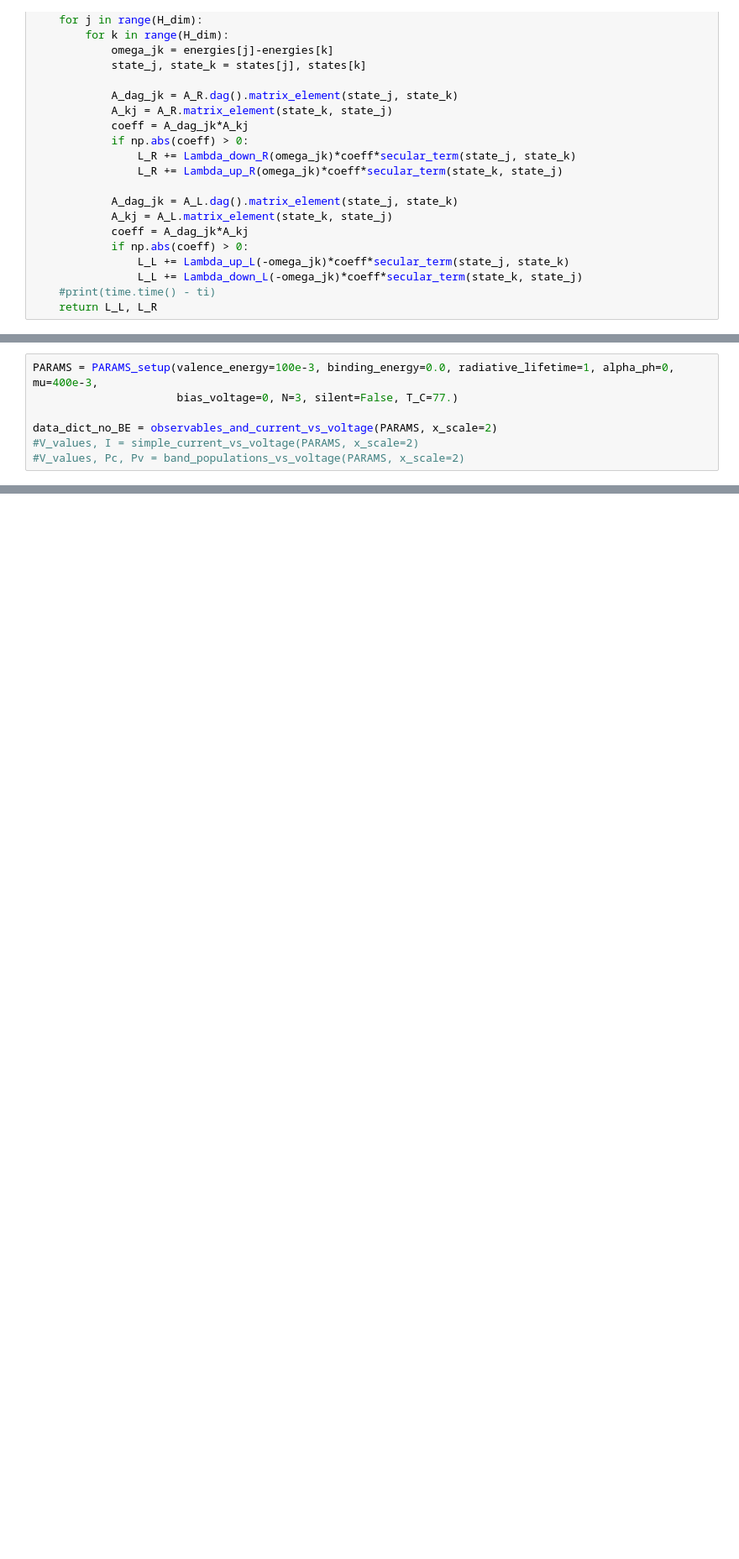
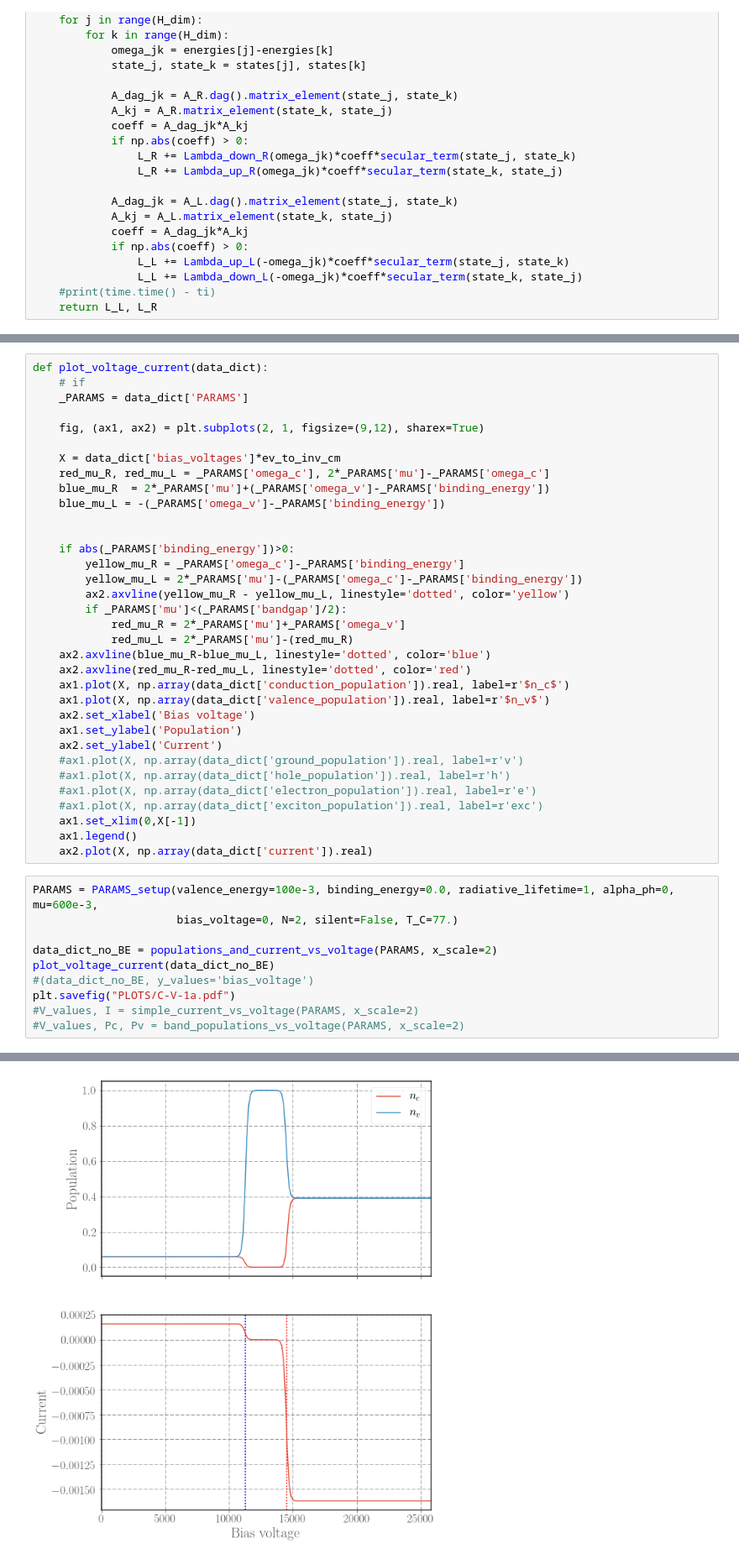
Before and after one commit to HenryMaguire/TLS-photocell-code, a Jupyter notebook: CS_photocurrent_dev.ipynb, the cells around one changed output, grey strips where cells are left out. Shown: that part at 84% size. Cells and saved outputs as stored; diff of their text form; blank space fills up the shorter version.

```diff
--- a/CS_photocurrent_dev.ipynb
+++ b/CS_photocurrent_dev.ipynb
@@ -374,10 +384,48 @@ def plot_diagrams(data_dict, y_values='bias_voltage', xlim_lower=None, xlim_high
     ax1.legend()
     ax2.plot(X, np.array(data_dict['current']).real)
     ax1.set_xlim(xlim_lower, xlim_higher)
+# %%
+def plot_voltage_current(data_dict):
+    # if
+    _PARAMS = data_dict['PARAMS']
+
+    fig, (ax1, ax2) = plt.subplots(2, 1, figsize=(9,12), sharex=True)
+
+    X = data_dict['bias_voltages']*ev_to_inv_cm
+    red_mu_R, red_mu_L = _PARAMS['omega_c'], 2*_PARAMS['mu']-_PARAMS['omega_c']
+    blue_mu_R  = 2*_PARAMS['mu']+(_PARAMS['omega_v']-_PARAMS['binding_energy'])
+    blue_mu_L = -(_PARAMS['omega_v']-_PARAMS['binding_energy'])
+
+
+    if abs(_PARAMS['binding_energy'])>0:
+        yellow_mu_R = _PARAMS['omega_c']-_PARAMS['binding_energy']
+        yellow_mu_L = 2*_PARAMS['mu']-(_PARAMS['omega_c']-_PARAMS['binding_energy'])
+        ax2.axvline(yellow_mu_R - yellow_mu_L, linestyle='dotted', color='yellow')
+        if _PARAMS['mu']<(_PARAMS['bandgap']/2):
+            red_mu_R = 2*_PARAMS['mu']+_PARAMS['omega_v']
+            red_mu_L = 2*_PARAMS['mu']-(red_mu_R)
+    ax2.axvline(blue_mu_R-blue_mu_L, linestyle='dotted', color='blue')
+    ax2.axvline(red_mu_R-red_mu_L, linestyle='dotted', color='red')
+    ax1.plot(X, np.array(data_dict['conduction_population']).real, label=r'$n_c$')
+    ax1.plot(X, np.array(data_dict['valence_population']).real, label=r'$n_v$')
+    ax2.set_xlabel('Bias voltage')
+    ax1.set_ylabel('Population')
+    ax2.set_ylabel('Current')
+    #ax1.plot(X, np.array(data_dict['ground_population']).real, label=r'v')
+    #ax1.plot(X, np.array(data_dict['hole_population']).real, label=r'h')
+    #ax1.plot(X, np.array(data_dict['electron_population']).real, label=r'e')
+    #ax1.plot(X, np.array(data_dict['exciton_population']).real, label=r'exc')
+    ax1.set_xlim(0,X[-1])
+    ax1.legend()
+    ax2.plot(X, np.array(data_dict['current']).real)
 # %%
-PARAMS = PARAMS_setup(valence_energy=100e-3, binding_energy=0.0, radiative_lifetime=1, alpha_ph=0, mu=400e-3,
-                      bias_voltage=0, N=3, silent=False, T_C=77.)
+PARAMS = PARAMS_setup(valence_energy=100e-3, binding_energy=0.0, radiative_lifetime=1, alpha_ph=0, mu=600e-3,
+                      bias_voltage=0, N=2, silent=False, T_C=77.)
 
-data_dict_no_BE = observables_and_current_vs_voltage(PARAMS, x_scale=2)
+data_dict_no_BE = populations_and_current_vs_voltage(PARAMS, x_scale=2)
+plot_voltage_current(data_dict_no_BE)
+#(data_dict_no_BE, y_values='bias_voltage')
+plt.savefig("PLOTS/C-V-1a.pdf")
 #V_values, I = simple_current_vs_voltage(PARAMS, x_scale=2)
 #V_values, Pc, Pv = band_populations_vs_voltage(PARAMS, x_scale=2)
+# %% [output]
@@ -384 +434,2 @@ data_dict_no_BE = observables_and_current_vs_voltage(PARAMS, x_scale=2)
+[figure, added]
 # %%
```
Also changed, not shown: parts of 36 cells of this notebook, 9 other files.
